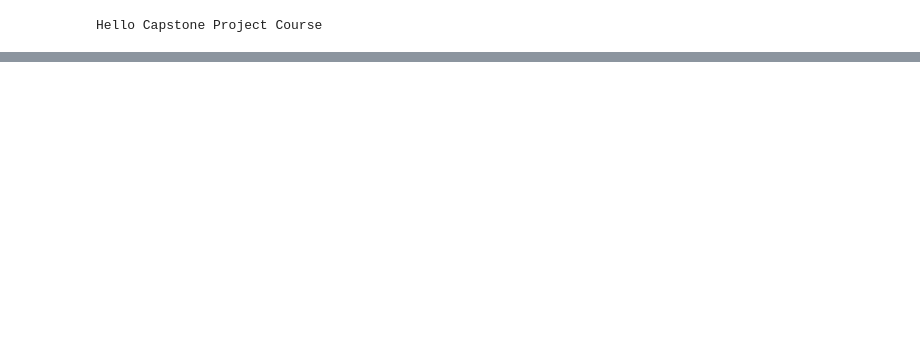
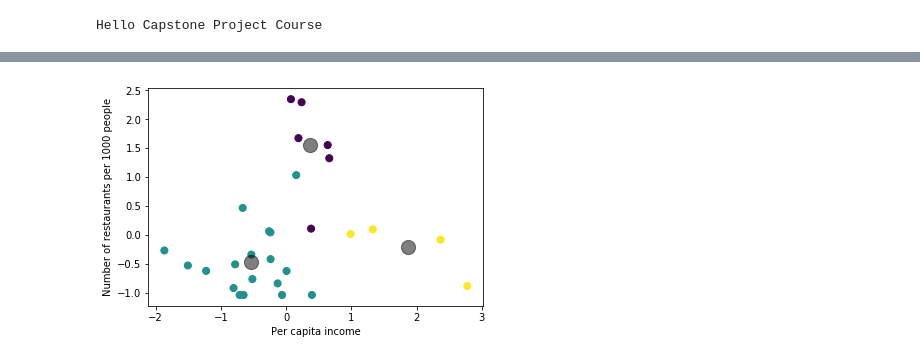
Before and after one commit to gkrishnan704/Coursera_Capstone, a Jupyter notebook: Capstone project_GK.ipynb, the cells around one changed output, grey strips where cells are left out. Drawn from its saved outputs; the diff is of its cells as text; code cells hidden in the pictures; blank space fills up the shorter version.

```diff
--- a/Capstone project_GK.ipynb
+++ b/Capstone project_GK.ipynb
@@ -10,0 +349,4 @@ Hello Capstone Project Course
+# %%
+df = df.fillna(0)
+#df[['Number of restaurants', 'Number of Indian restaurants']] = df[['Number of restaurants', 'Number of Indian restaurants']].astype('int64')
+df.head(28)
@@ -10,0 +524,22 @@ Hello Capstone Project Course
+# %%
+# using the elbow method to find optimal k
+
+from sklearn.cluster import KMeans
+from sklearn import metrics
+from scipy.spatial.distance import cdist
+import numpy as np
+
+
+distortions = []
+K = range(1,10)
+for k in K:
+    kmeanModel = KMeans(n_clusters=k).fit(df_clusters)
+    kmeanModel.fit(df_clusters)
+    distortions.append(sum(np.min(cdist(df_clusters, kmeanModel.cluster_centers_, 'euclidean'), axis=1)) / df_clusters.shape[0])
+
+# Plot the elbow
+plt.plot(K, distortions, 'bx-')
+plt.xlabel('k')
+plt.ylabel('Distortion')
+plt.title('The Elbow Method showing the optimal k')
+plt.show()
@@ -10,0 +550,9 @@ Hello Capstone Project Course
+# %%
+# set number of clusters
+kclusters = 3
+
+# run k-means clustering
+kmeans = KMeans(n_clusters=kclusters, random_state=0).fit(df_clusters)
+
+# check cluster labels generated for each row in the dataframe
+kmeans.labels_[0:24]
@@ -10,0 +628,12 @@ Hello Capstone Project Course
+# %%
+import matplotlib.pyplot as plt
+y_kmeans = kmeans.predict(df_clusters)
+plt.scatter(df_clusters[:, 0], df_clusters[:, 1], c=y_kmeans, s=50, cmap='viridis')
+
+centers = kmeans.cluster_centers_
+plt.scatter(centers[:, 0], centers[:, 1], c='black', s=200, alpha=0.5);
+plt.xlabel('Per capita income')
+plt.ylabel('Number of restaurants per 1000 people')
+plt.show()
+# %% [output]
+[figure, added]
```
Also changed, not shown: parts of 48 cells of this notebook.
